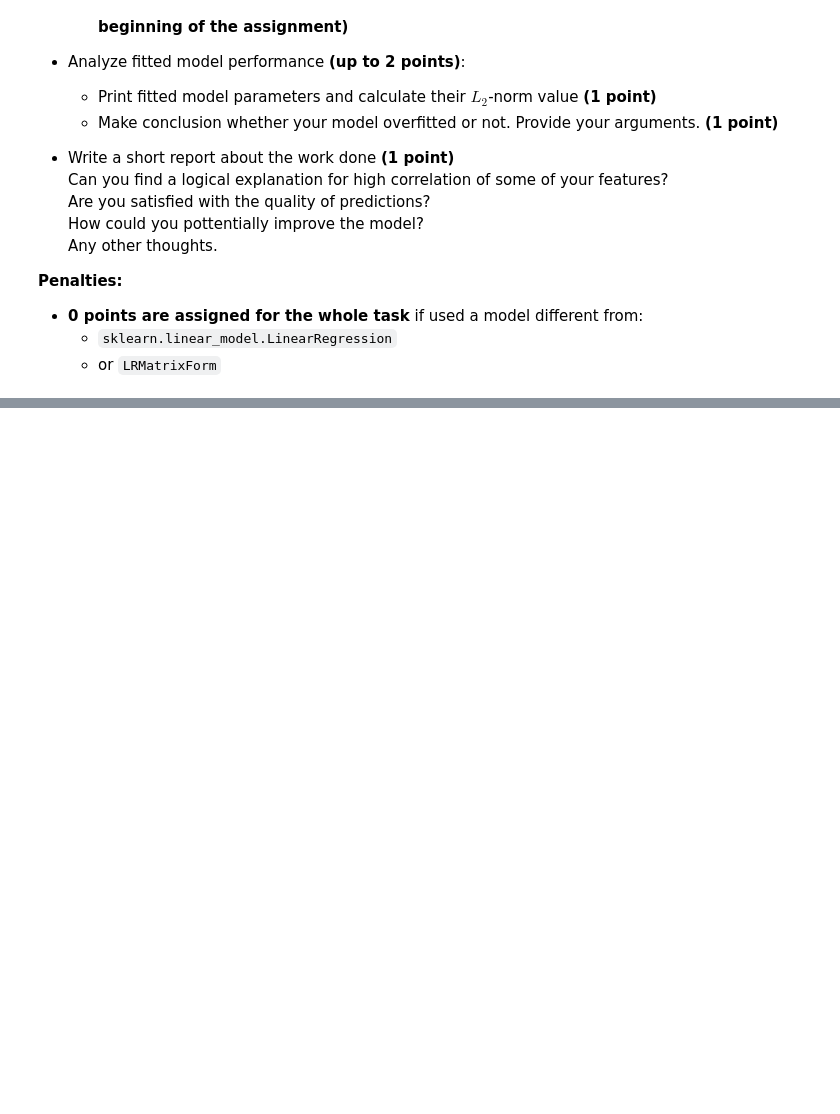
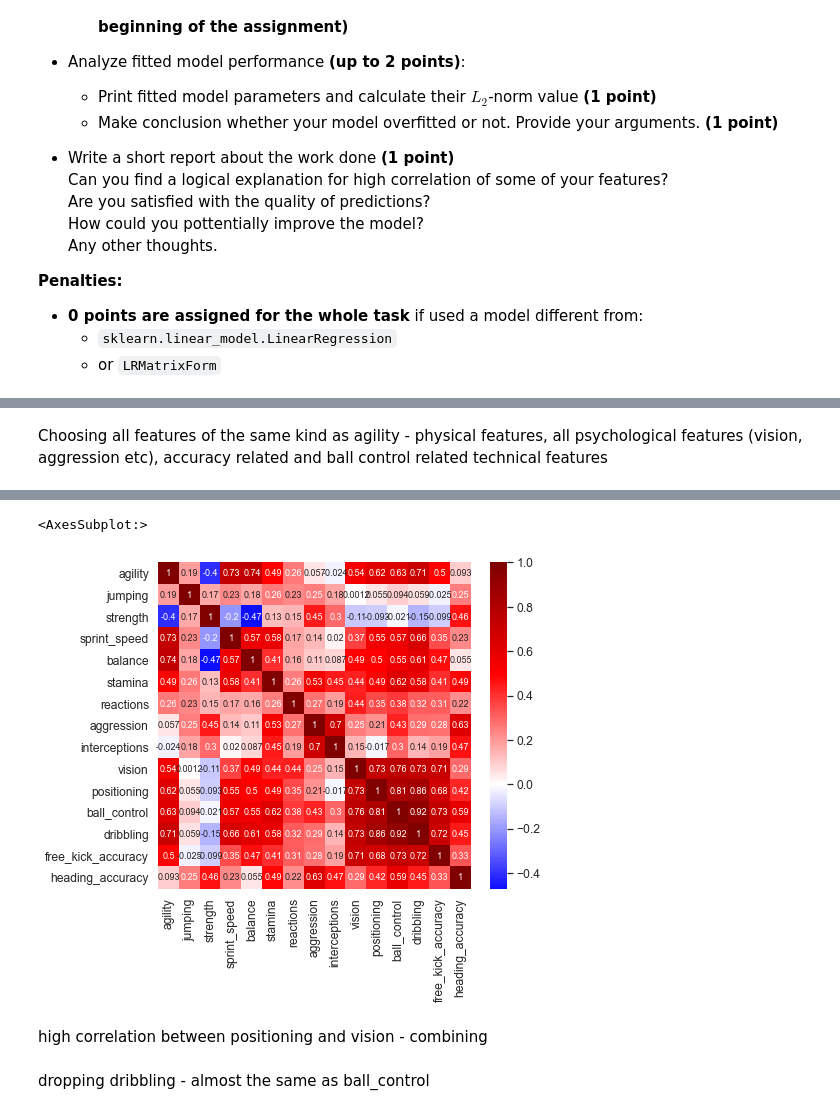
Before and after one commit to tshura/ml-intro-tasks, a Jupyter notebook: 3_linear_regression/linear_regression.ipynb, the cells around one changed output, grey strips where cells are left out. Drawn from its saved outputs; the diff is of its cells as text; code cells hidden in the pictures; blank space fills up the shorter version.

```diff
--- a/3_linear_regression/linear_regression.ipynb
+++ b/3_linear_regression/linear_regression.ipynb
@@ -1729,0 +1747,6 @@ Steps you need to follow:
+# %%
+print(df.shape)
+ix_split = int(0.7 * df.shape[0])
+sp_train = df.iloc[:ix_split].copy()
+sp_test = df.iloc[ix_split:].copy()
+print(sp_train.shape, sp_test.shape)
@@ -1729,0 +1772,4 @@ Steps you need to follow:
+# %% [markdown]
+Choosing all features of the same kind as agility - physical features, all psychological features (vision, aggression etc), accuracy related and ball control related technical features
+# %%
+sp_train = sp_train.loc[:,['agility', 'jumping', 'strength', 'sprint_speed', 'balance','stamina','reactions','aggression','interceptions', 'vision', 'positioning', 'ball_control', 'dribbling', 'free_kick_accuracy','heading_accuracy']]
@@ -1729,0 +1778,6 @@ Steps you need to follow:
+# %%
+correlation_matrix = sp_train.corr()
+display(correlation_matrix)
+sns.heatmap(sp_train.corr(),
+           center=0, annot=True, cmap = 'seismic' ,annot_kws={"size": 35 / np.sqrt(len(sp_train.corr()))})
+# %% [output]
@@ -1729,0 +1800,4 @@ Steps you need to follow:
+<AxesSubplot:>
+[figure, added]
+# %% [markdown]
+high correlation between positioning and vision - combining
@@ -1729,0 +1812,2 @@ Steps you need to follow:
+# %% [markdown]
+dropping dribbling - almost the same as ball_control
```
Also changed, not shown: parts of 80 cells of this notebook.
